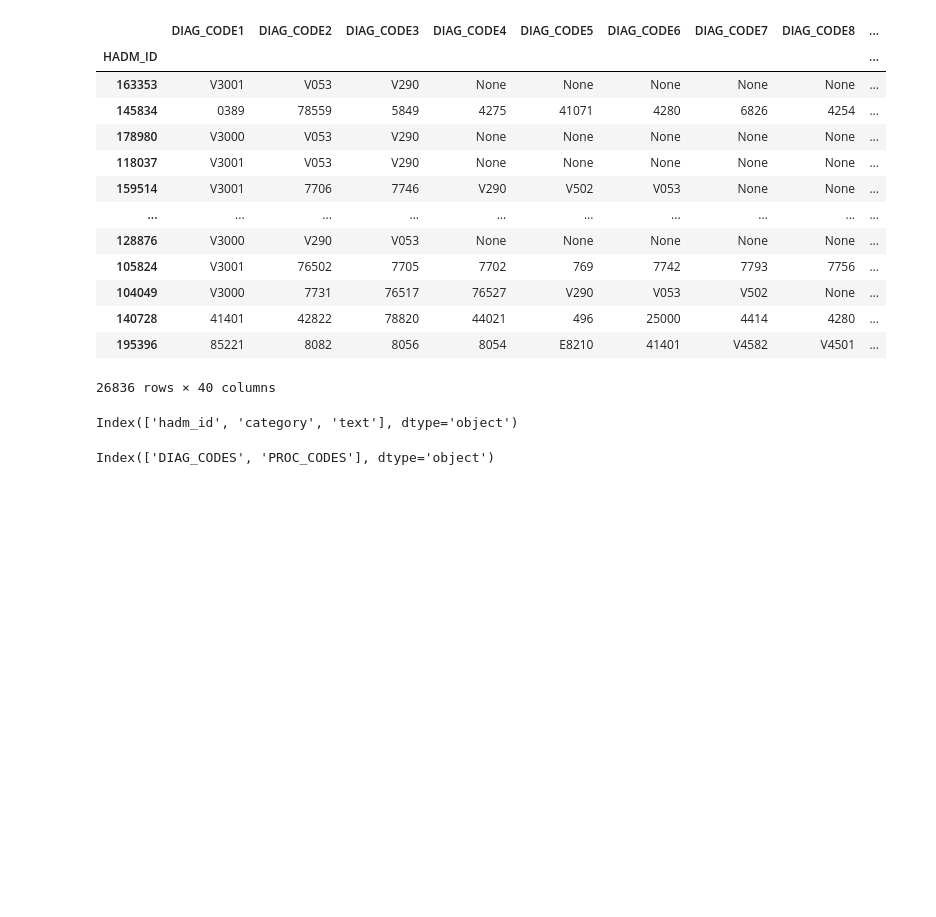
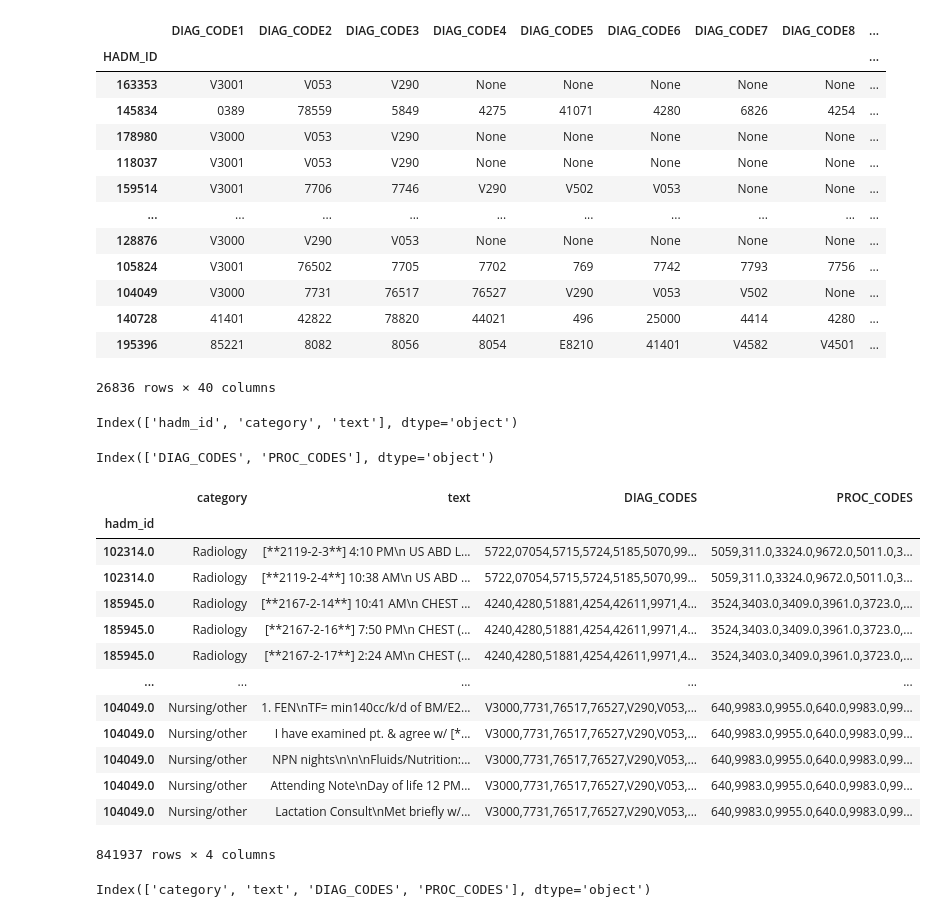
Before and after one commit to okechukwuchude/Automating-Medical-Coding, a Jupyter notebook: data_preprocessing.ipynb, the cells around one changed output. Cells and saved outputs as stored; diff of their text form; code cells hidden in the pictures; blank space fills up the shorter version.

```diff
--- a/data_preprocessing.ipynb
+++ b/data_preprocessing.ipynb
@@ -205,3 +205,21 @@ merged_df = pd.merge(keep, codes, how='left', on='hadm_id')
 
 # Drop any rows with missing values (NaN) from the merged DataFrame
 merged_df = merged_df.dropna()
+merged_df= merged_df.set_index('hadm_id')
+# %%
+merged_df
+# %% [output]
+|  | category | text | DIAG_CODES | PROC_CODES |
+| hadm_id |  |  |  |  |
+| 102314.0 | Radiology | [**2119-2-3**] 4:10 PM\n US ABD L... | 5722,07054,5715,5724,5185,5070,99... | 5059,311.0,3324.0,9672.0,5011.0,3... |
+| 102314.0 | Radiology | [**2119-2-4**] 10:38 AM\n US ABD ... | 5722,07054,5715,5724,5185,5070,99... | 5059,311.0,3324.0,9672.0,5011.0,3... |
+| 185945.0 | Radiology | [**2167-2-14**] 10:41 AM\n CHEST ... | 4240,4280,51881,4254,42611,9971,4... | 3524,3403.0,3409.0,3961.0,3723.0,... |
+| 185945.0 | Radiology | [**2167-2-16**] 7:50 PM\n CHEST (... | 4240,4280,51881,4254,42611,9971,4... | 3524,3403.0,3409.0,3961.0,3723.0,... |
+| 185945.0 | Radiology | [**2167-2-17**] 2:24 AM\n CHEST (... | 4240,4280,51881,4254,42611,9971,4... | 3524,3403.0,3409.0,3961.0,3723.0,... |
+| ... | ... | ... | ... | ... |
+| 104049.0 | Nursing/other | 1. FEN\nTF= min140cc/k/d of BM/E2... | V3000,7731,76517,76527,V290,V053,... | 640,9983.0,9955.0,640.0,9983.0,99... |
+| 104049.0 | Nursing/other | I have examined pt. & agree w/ [*... | V3000,7731,76517,76527,V290,V053,... | 640,9983.0,9955.0,640.0,9983.0,99... |
+| 104049.0 | Nursing/other | NPN nights\n\n\nFluids/Nutrition:... | V3000,7731,76517,76527,V290,V053,... | 640,9983.0,9955.0,640.0,9983.0,99... |
+| 104049.0 | Nursing/other | Attending Note\nDay of life 12 PM... | V3000,7731,76517,76527,V290,V053,... | 640,9983.0,9955.0,640.0,9983.0,99... |
+| 104049.0 | Nursing/other | Lactation Consult\nMet briefly w/... | V3000,7731,76517,76527,V290,V053,... | 640,9983.0,9955.0,640.0,9983.0,99... |
+841937 rows × 4 columns
@@ -207,0 +230,4 @@ merged_df = merged_df.dropna()
+# %%
+sample.columns
+# %% [output]
+Index(['category', 'text', 'DIAG_CODES', 'PROC_CODES'], dtype='object')
```
Also changed, not shown: parts of 6 cells of this notebook.
